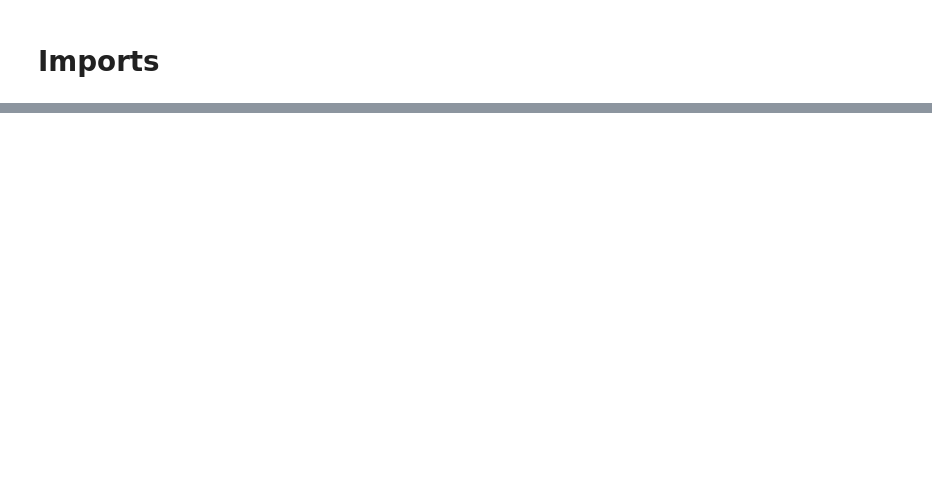
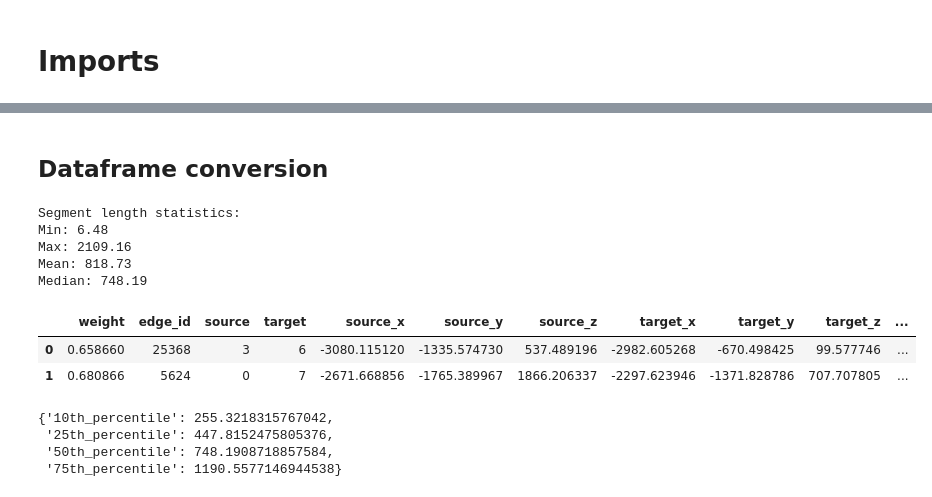
Before and after one commit to jarolim14/SSRI-Evolution, a Jupyter notebook: notebooks/11-PrepareThreeJs.ipynb, the cells around one changed output, grey strips where cells are left out. Cells and saved outputs as stored; diff of their text form; code cells hidden in the pictures; blank space fills up the shorter version.

```diff
--- a/notebooks/11-PrepareThreeJs.ipynb
+++ b/notebooks/11-PrepareThreeJs.ipynb
@@ -2737,0 +138,27 @@ edges_json[0]
+# %%
+################################################################################################
+# Prune edges by weight percentile
+percentile_to_keep = 0.25  # we keep 25 %
+pruner = pruneEdges(
+    g_z,
+)
+print("Pruning edges by weight percentile:")
+g_pruned_weight = pruner.prune_edges_by_weight_percentile(percentile_to_keep)
+summary = pruner.get_prune_summary()
+print("Summary after pruning by weight:")
+print(summary)
+
+print("\n" + "#" * 80 + "\n")
+
+# Prune random percentage of edges
+percentile_to_keep = 0.25  # we keep 25 %
+pruner = pruneEdges(
+    g_z,
+)
+print("Pruning edges randomly:")
+g_pruned_random = pruner.prune_edges_randomly(percentile_to_keep)
+summary = pruner.get_prune_summary()
+print("Summary after random pruning:")
+print(summary)
+
+print("#" * 100)
@@ -2737,0 +182,45 @@ edges_json[0]
+# %% [markdown]
+## Dataframe conversion
+# %%
+# Assume `g` is an igraph.Graph object and you have the utility class imported.
+edges_df = graphToDfUtility.edges_to_dataframe(g_pruned_random)
+# Create edge and node DataFrames
+nodes_df = graphToDfUtility.nodes_to_dataframe(
+    g_pruned_random, normalize_coordinates=False, drop_columns=["node_id", "node_name"]
+)
+
+# Merge edge and node positions
+edge_df_with_source_target_coords = (
+    graphToDfUtility.create_edge_df_with_source_target_coords(g_pruned_random)
+)
+
+edge_df_with_source_target_coords.head(2)
+# %% [output]
+Segment length statistics:
+Min: 6.48
+Max: 2109.16
+Mean: 818.73
+Median: 748.19
+|  | weight | edge_id | source | target | source_x | source_y | source_z | target_x | target_y | target_z | ... |
+| 0 | 0.658660 | 25368 | 3 | 6 | -3080.115120 | -1335.574730 | 537.489196 | -2982.605268 | -670.498425 | 99.577746 | ... |
+| 1 | 0.680866 | 5624 | 0 | 7 | -2671.668856 | -1765.389967 | 1866.206337 | -2297.623946 | -1371.828786 | 707.707805 | ... |
+# %%
+# get dictionary of segment length, 25th, 50th, 75th percentile
+segment_length_dict = {
+    "10th_percentile": edge_df_with_source_target_coords["segment_length"].quantile(
+        0.10
+    ),
+    "25th_percentile": edge_df_with_source_target_coords["segment_length"].quantile(
+        0.25
+    ),
+    "50th_percentile": edge_df_with_source_target_coords["segment_length"].median(),
+    "75th_percentile": edge_df_with_source_target_coords["segment_length"].quantile(
+        0.75
+    ),
+}
+segment_length_dict
+# %% [output]
+{'10th_percentile': 255.3218315767042,
+ '25th_percentile': 447.8152475805376,
+ '50th_percentile': 748.1908718857584,
+ '75th_percentile': 1190.5577146944538}
```
Also changed, not shown: parts of 105 cells of this notebook, 28 other files.
